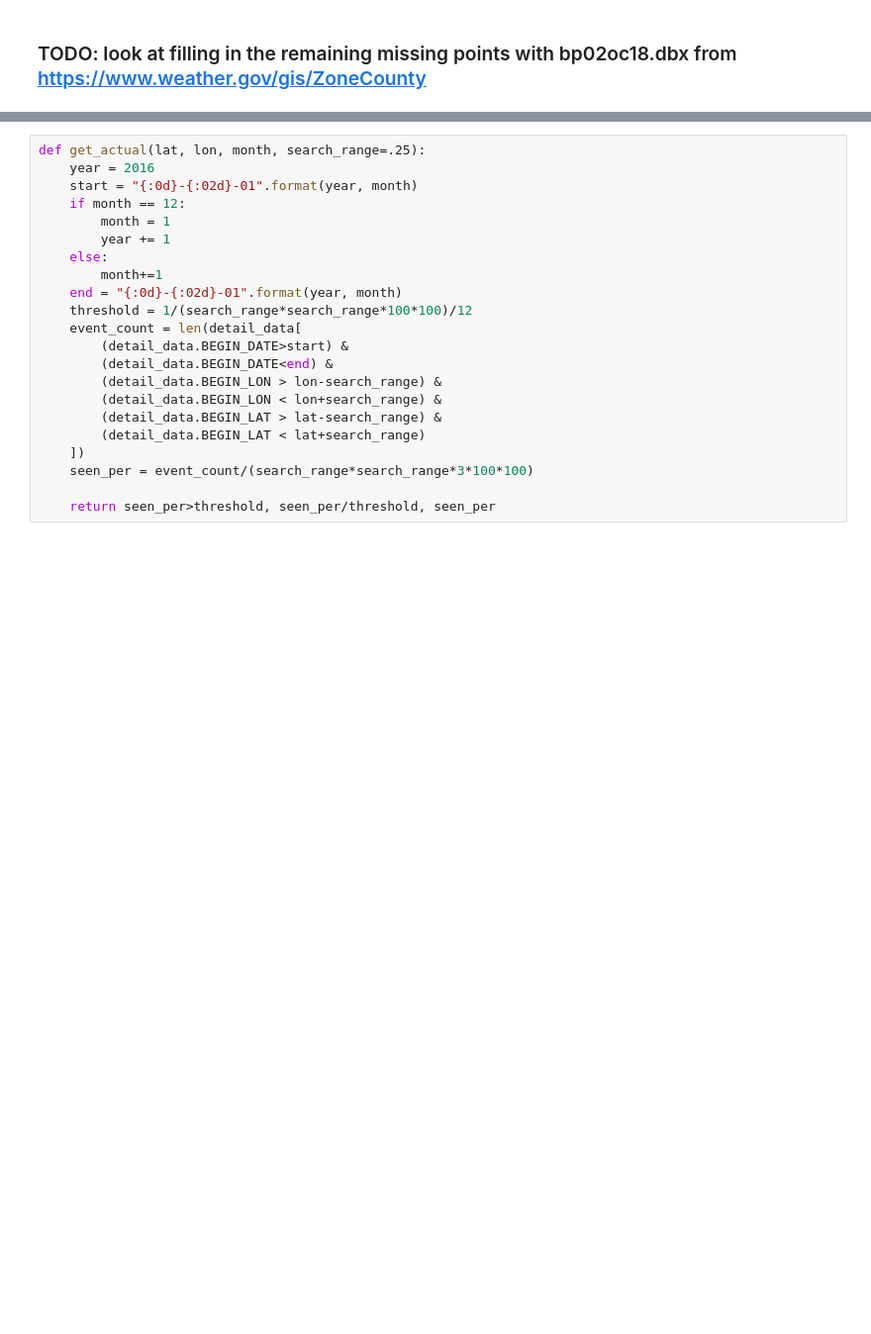
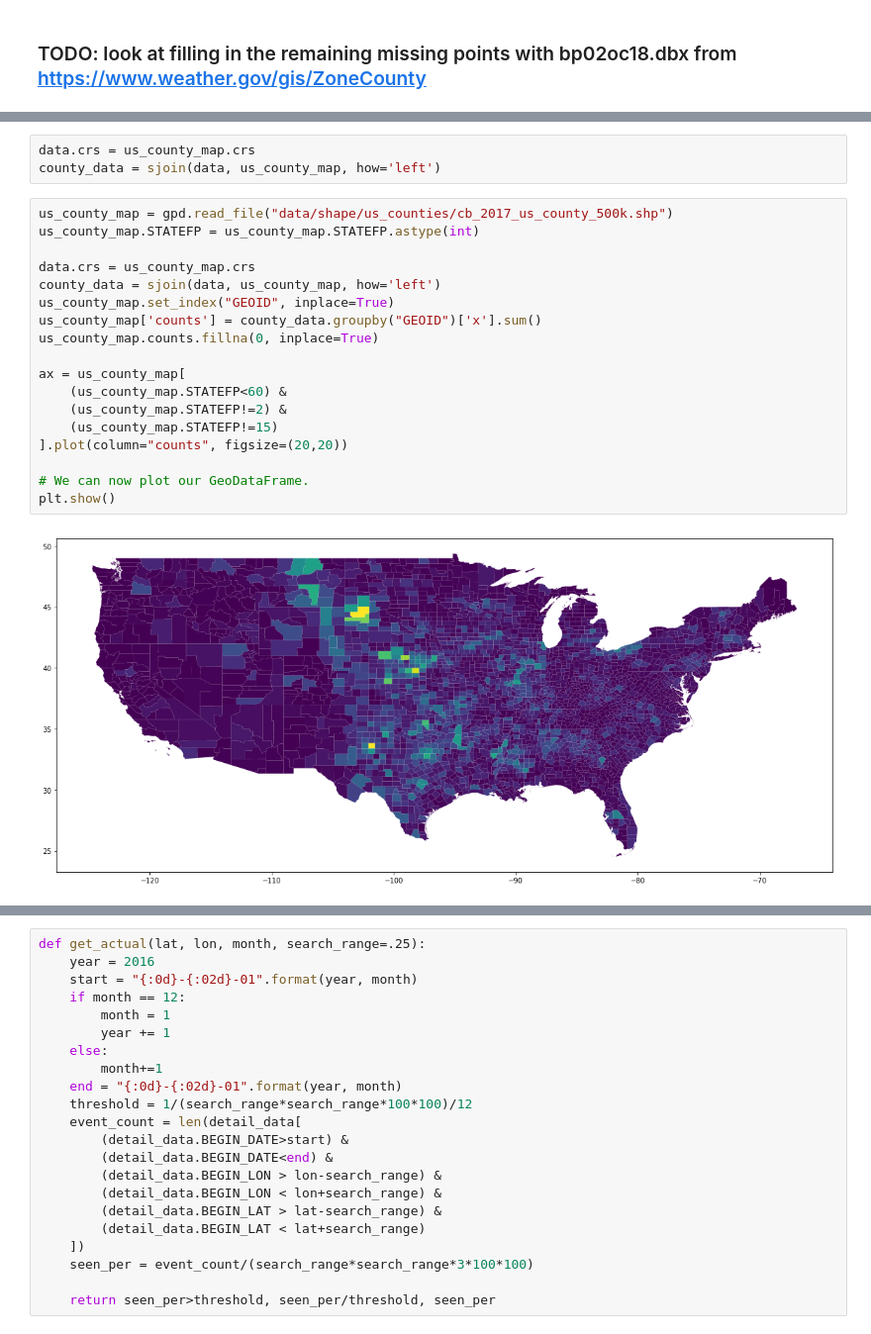
Before and after one commit to jonhartm/SI671_Project, a Jupyter notebook: SI671-Project.ipynb, the cells around one changed output, grey strips where cells are left out. Shown at 99% size. Cells and saved outputs as stored; diff of their text form; blank space fills up the shorter version.

```diff
--- a/SI671-Project.ipynb
+++ b/SI671-Project.ipynb
@@ -349,0 +373,23 @@ mats['1996']['11']
+# %%
+data.crs = us_county_map.crs
+county_data = sjoin(data, us_county_map, how='left')
+# %%
+us_county_map = gpd.read_file("data/shape/us_counties/cb_2017_us_county_500k.shp")
+us_county_map.STATEFP = us_county_map.STATEFP.astype(int)
+
+data.crs = us_county_map.crs
+county_data = sjoin(data, us_county_map, how='left')
+us_county_map.set_index("GEOID", inplace=True)
+us_county_map['counts'] = county_data.groupby("GEOID")['x'].sum()
+us_county_map.counts.fillna(0, inplace=True)
+
+ax = us_county_map[
+    (us_county_map.STATEFP<60) &
+    (us_county_map.STATEFP!=2) &
+    (us_county_map.STATEFP!=15)
+].plot(column="counts", figsize=(20,20))
+
+# We can now plot our GeoDataFrame.
+plt.show()
+# %% [output]
+[figure, added]
```
Also changed, not shown: parts of 30 cells of this notebook.
